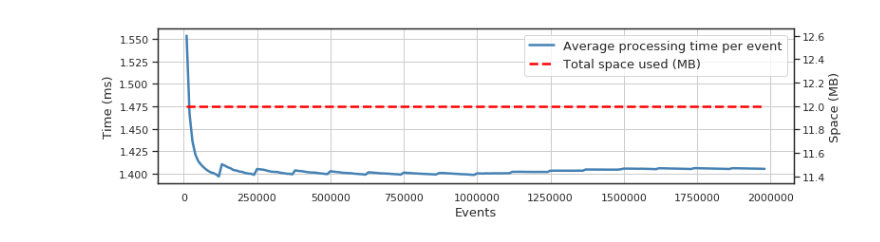
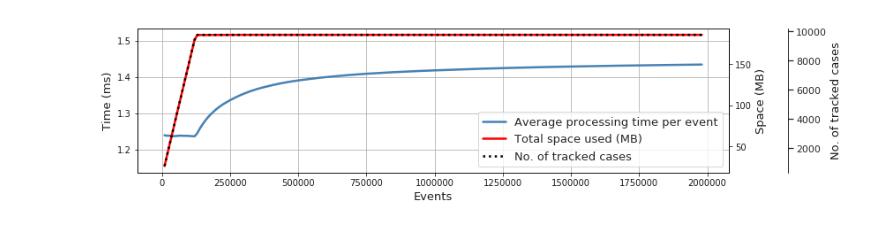
Before and after one commit to jwllee/HMMConf, a Jupyter notebook: jupyter/analysis/stress-test.ipynb, the cells around one changed output. Saved outputs shown, nothing was run; the diff lists cells and outputs as text; code cells hidden in the pictures.

```diff
--- a/jupyter/analysis/stress-test.ipynb
+++ b/jupyter/analysis/stress-test.ipynb
@@ -25,22 +25,41 @@ df.head()
+# %%
+def make_patch_spines_invisible(ax):
+    ax.set_frame_on(True)
+    ax.patch.set_visible(False)
+    for sp in ax.spines.values():
+        sp.set_visible(False)
 # %%
 fig, ax = plt.subplots(figsize=(12, 3))
 ax1 = ax.twinx()
+ax2 = ax.twinx()
 
 sns.set(rc={"lines.linewidth": 2.5}, style='white')
 sns.lineplot(x='event', y='Average processing time per event', data=df.iloc[1:,:], ax=ax, color='steelblue')
 ax1 = sns.lineplot(x='event', y='Total space used (MB)', data=df.iloc[1:,:], ax=ax1, color='red')
-ax1.lines[0].set_linestyle('--')
+ax1.lines[0].set_linestyle('-')
+ax2 = sns.lineplot(x='event', y='n_cases', data=df.iloc[1:,:], ax=ax2, color='black')
+ax2.lines[0].set_linestyle(':')
 ax.grid()
+
+time_min = df['Average processing time per event'].min()
+time_max = df['Average processing time per event'].max()
+ax.set_ylim([time_min - 0.1, time_max + 0.1])
 
 ax.set_xlabel('Events', fontsize=13)
 ax.set_ylabel('Time (ms)', fontsize=13)
 ax1.set_ylabel('Space (MB)', fontsize=13)
+ax2.set_ylabel('No. of tracked cases', fontsize=13)
 
 time_line = mlines.Line2D([], [], color='steelblue', label='Average processing time per event')
-space_line = mlines.Line2D([], [], color='red', linestyle='--', label='Total space used (MB)')
-ax.legend(handles=[time_line, space_line], fontsize=13)
+space_line = mlines.Line2D([], [], color='red', linestyle='-', label='Total space used (MB)')
+case_line = mlines.Line2D([], [], color='black', linestyle=':', label='No. of tracked cases')
+ax.legend(handles=[time_line, space_line, case_line], fontsize=13)
+
+ax2.spines['right'].set_position(('axes', 1.1))
+make_patch_spines_invisible(ax2)
+ax2.spines["right"].set_visible(True)
 
 out_fp = './images/svg/stress-test.svg'
 fig.savefig(out_fp, bbox_inches='tight', rasterized=True)
 # %% [output]
-[figure, old version]
+[figure, new version]
```
Also changed, not shown: parts of 1 cell of this notebook.
